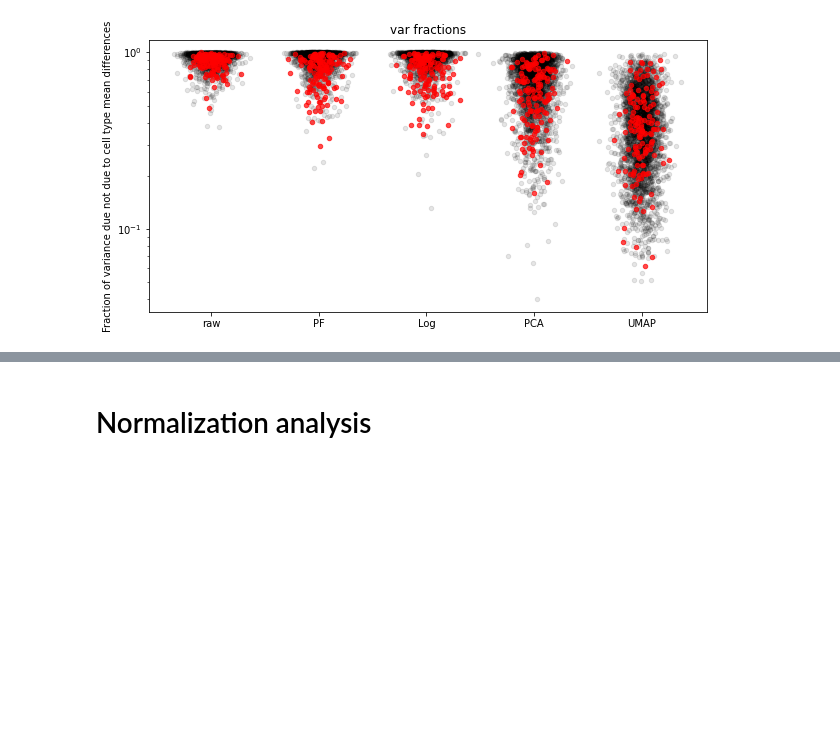
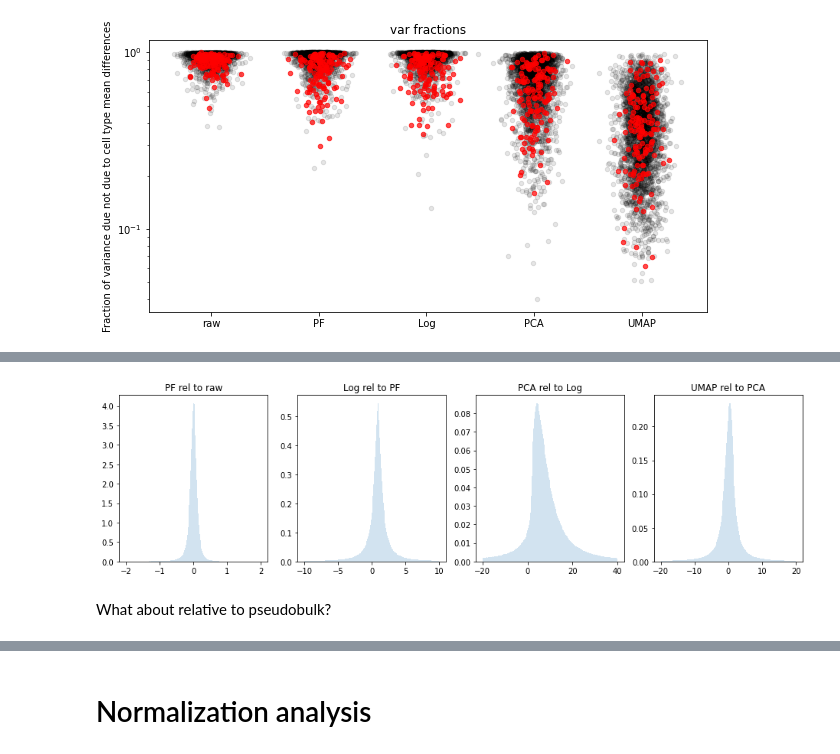
Before and after one commit to pachterlab/monod_examples, a Jupyter notebook: manuscript_computation/gg240420_allen_cellsubtypes_norm_analysis.ipynb, the cells around one changed output, grey strips where cells are left out. Cells and saved outputs as stored; diff of their text form; code cells hidden in the pictures; blank space fills up the shorter version.

```diff
--- a/manuscript_computation/gg240420_allen_cellsubtypes_norm_analysis.ipynb
+++ b/manuscript_computation/gg240420_allen_cellsubtypes_norm_analysis.ipynb
@@ -520,0 +591,13 @@ Text(0, 0.5, 'Fraction of variance due not due to cell type mean differences')
+# %%
+fig1,ax1 = plt.subplots(1,4,figsize=(16,4))
+labels = ['raw','PF','Log','PCA','UMAP']
+# # bins = np.linspace(-1,1,200)
+lims = [[-2,2],[-10,10],[-20,40],[-20,20]]
+for k in range(4):
+    ax1[k].hist(rhos[k+1]/rhos[k],np.linspace(lims[k][0],lims[k][1],200),alpha=0.2,density=True)
+# ax1.legend()
+    ax1[k].set_title(labels[k+1]+' rel to '+labels[k])
+# %% [output]
+[figure, added]
+# %% [markdown]
+What about relative to pseudobulk?
```
Also changed, not shown: parts of 29 cells of this notebook.
